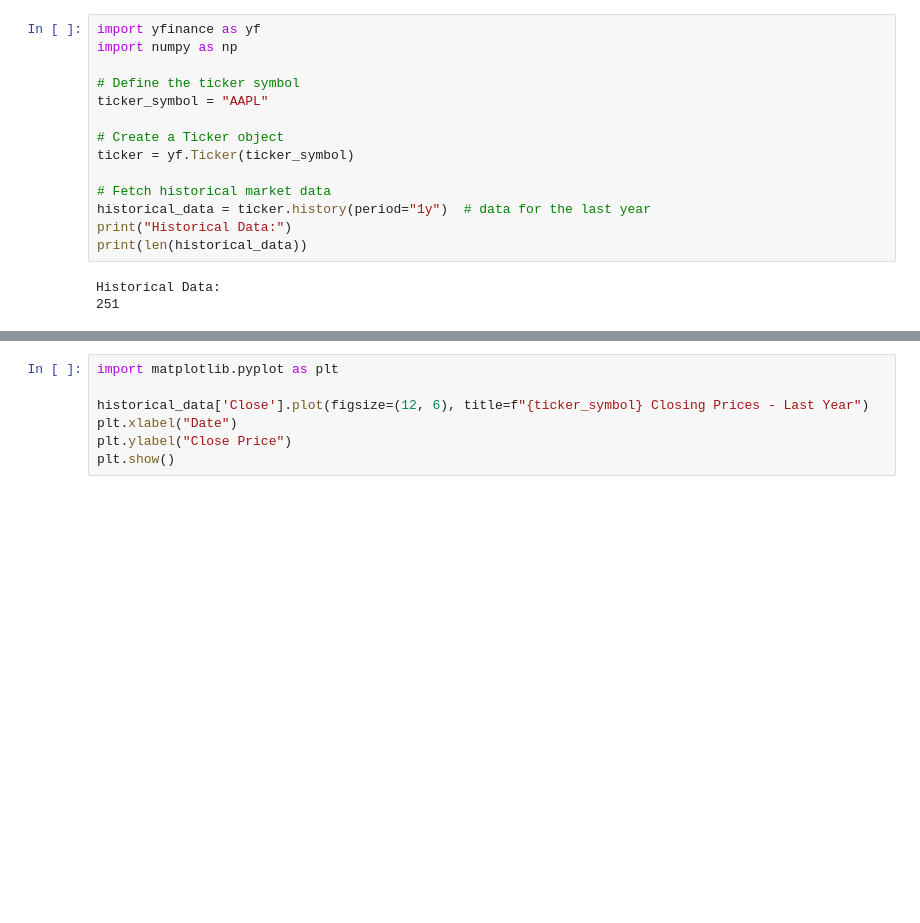
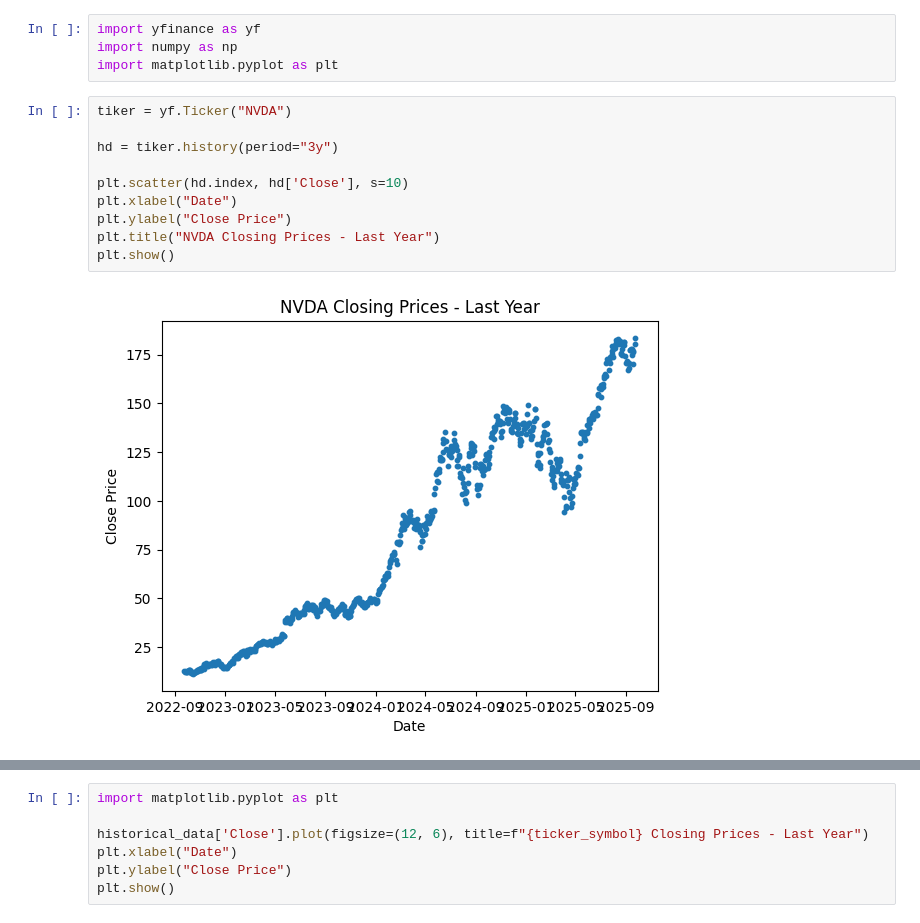
Before and after one commit to UniAlessioM/MarGui-Project, a Jupyter notebook: test.ipynb, the cells around one changed output, grey strips where cells are left out. Cells and saved outputs as stored; diff of their text form; blank space fills up the shorter version.

```diff
--- a/test.ipynb
+++ b/test.ipynb
@@ -1,17 +1,16 @@
-# %%
-import yfinance as yf
-import numpy as np
-
-# Define the ticker symbol
-ticker_symbol = "AAPL"
-
-# Create a Ticker object
-ticker = yf.Ticker(ticker_symbol)
-
-# Fetch historical market data
-historical_data = ticker.history(period="1y")  # data for the last year
-print("Historical Data:")
-print(len(historical_data))
-# %% [output]
-Historical Data:
-251
+# %%
+import yfinance as yf
+import numpy as np
+import matplotlib.pyplot as plt
+# %%
+tiker = yf.Ticker("NVDA")
+
+hd = tiker.history(period="3y")
+
+plt.scatter(hd.index, hd['Close'], s=10)
+plt.xlabel("Date")
+plt.ylabel("Close Price")
+plt.title("NVDA Closing Prices - Last Year")
+plt.show()
+# %% [output]
+[figure, added]
```
Also changed, not shown: parts of 1 cell of this notebook.
